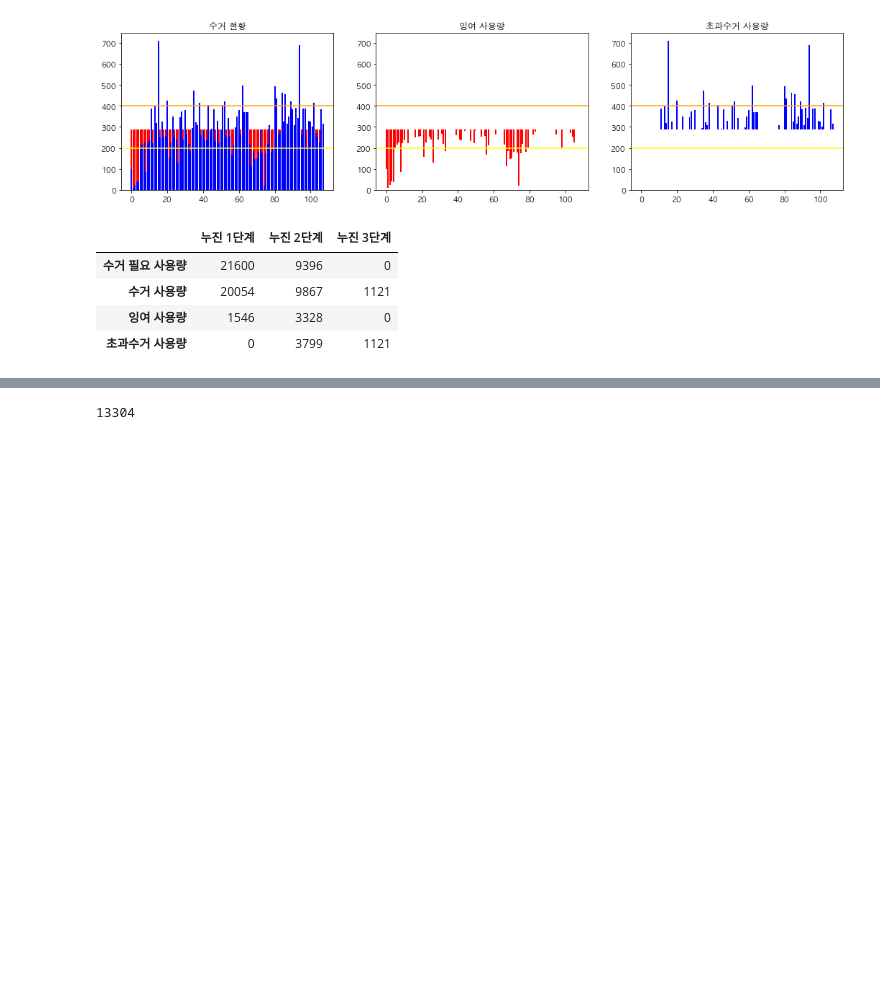
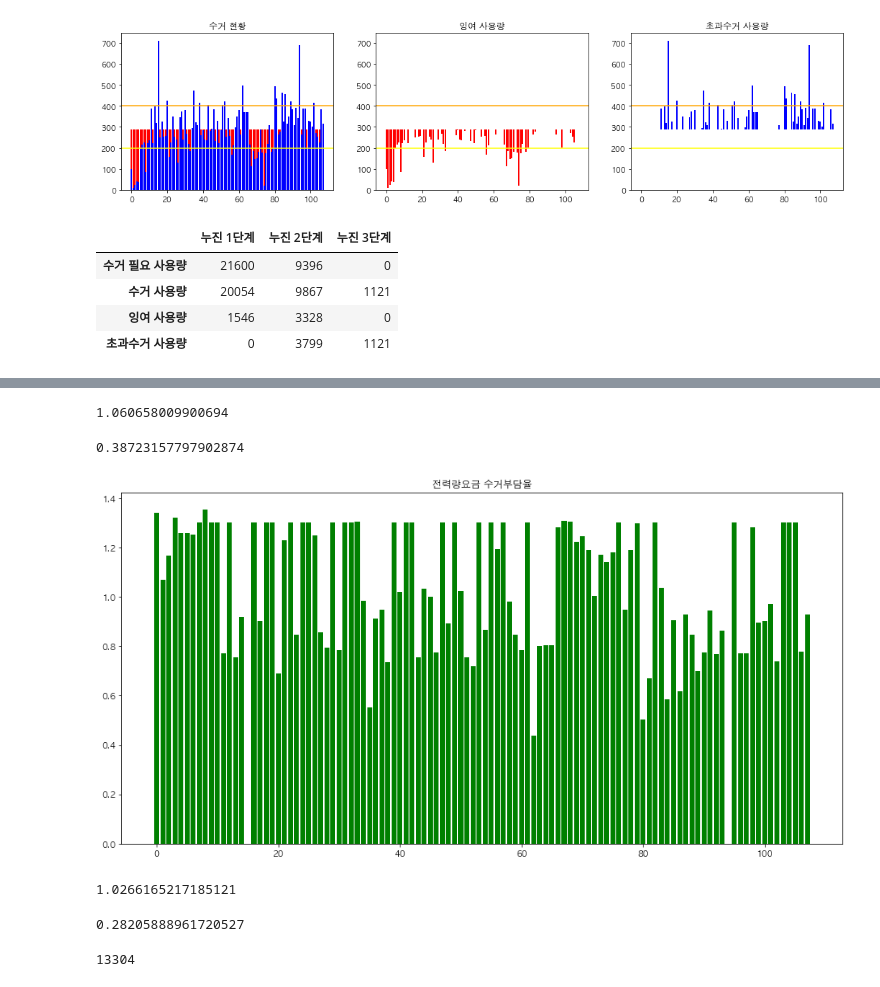
Before and after one commit to formegusto/energy-trading, a Jupyter notebook: analysis. paran energy.ipynb, the cells around one changed output, grey strips where cells are left out. Drawn from its saved outputs; the diff is of its cells as text; code cells hidden in the pictures; blank space fills up the shorter version.

```diff
--- a/analysis. paran energy.ipynb
+++ b/analysis. paran energy.ipynb
@@ -400,3 +400,25 @@ basic_col_burden, elec_rate_col_burden = pa.get_col_burden()
+# %%
+elec_rate_col_burden.mean()
+# %% [output]
+1.060658009900694
+# %%
+elec_rate_col_burden.std()
+# %% [output]
+0.38723157797902874
+# %%
+pa.inject_trader(pm)
+pa.set_calc(public_percentage=30)
+basic_col_burden, elec_rate_col_burden = pa.get_col_burden()
+# %% [output]
+[figure, added]
+# %%
+elec_rate_col_burden.mean()
+# %% [output]
+1.0266165217185121
+# %%
+elec_rate_col_burden.std()
+# %% [output]
+0.28205888961720527
 # %%
 pa.meter_month = pm.simulation_datas.copy()
 pa.set_calc(public_percentage=30)
```
Also changed, not shown: parts of 21 cells of this notebook, 4 other files.
